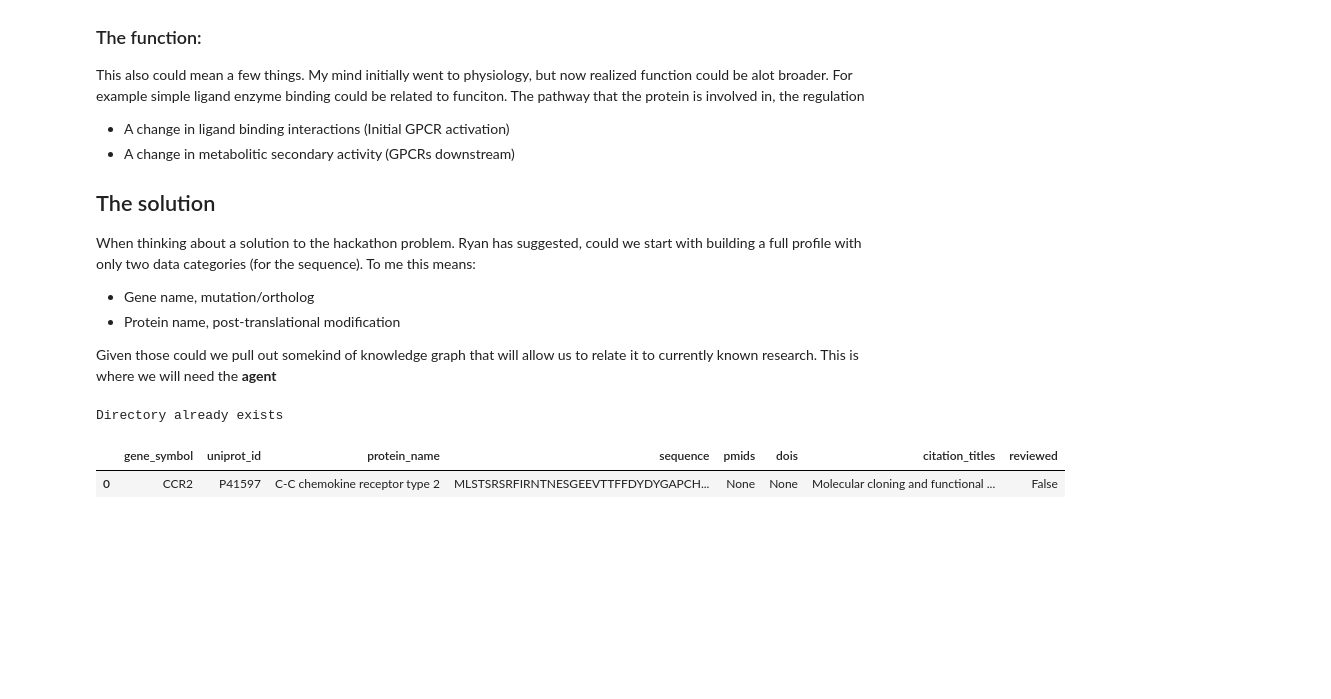
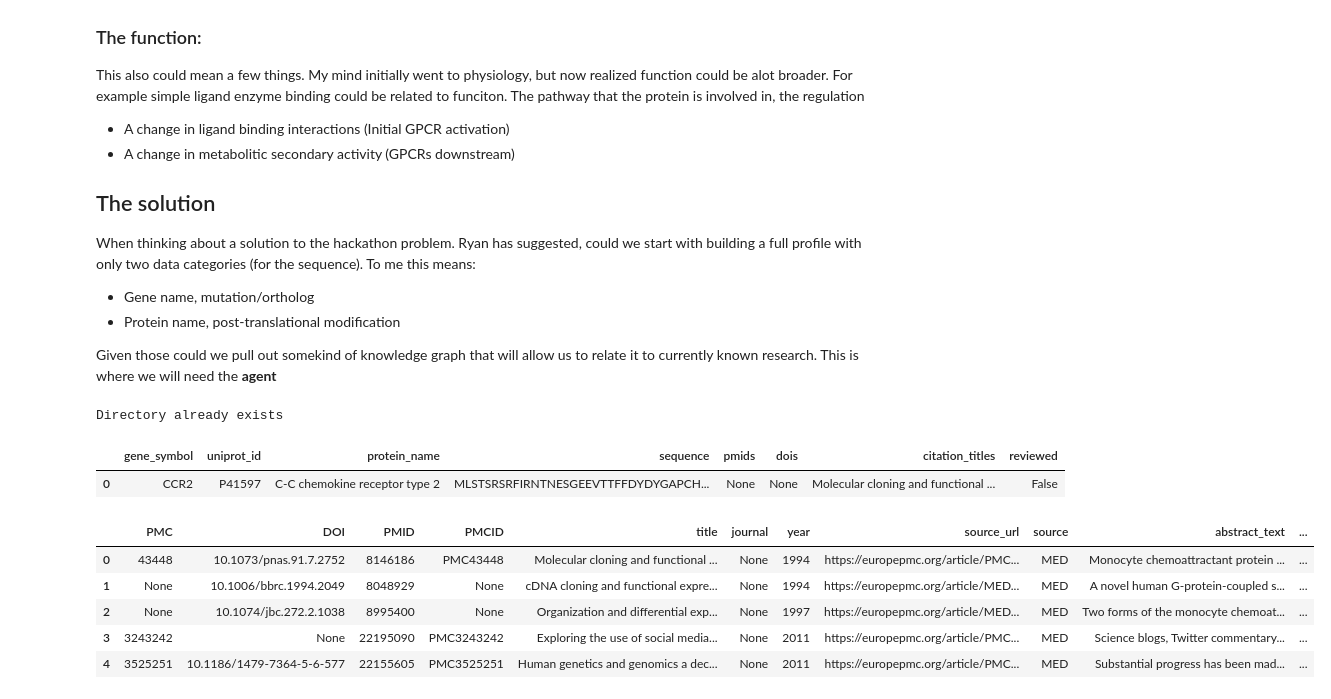
Before and after one commit to ryanjmccall/protein-seq-to-func, a Jupyter notebook: notebooks/reference_crawler.ipynb, the cells around one changed output. Drawn from its saved outputs; the diff is of its cells as text; code cells hidden in the pictures; blank space fills up the shorter version.

```diff
--- a/notebooks/reference_crawler.ipynb
+++ b/notebooks/reference_crawler.ipynb
@@ -51,3 +50,33 @@ citation_list = split_colon_list(uniprot_data.citation_titles[0])
 # %% [output]
 |  | gene_symbol | uniprot_id | protein_name | sequence | pmids | dois | citation_titles | reviewed |
 | 0 | CCR2 | P41597 | C-C chemokine receptor type 2 | MLSTSRSRFIRNTNESGEEVTTFFDYDYGAPCH... | None | None | Molecular cloning and functional ... | False |
+# %%
+uniprot_citation_records = [
+    fetch_epmc(citation)
+    for citation in citation_list
+]
+uniprot_citations_df = pd.DataFrame(uniprot_citation_records)
+
+uniprot_citations_df = score_reference_dataframe(
+    uniprot_citations_df,
+    delay=0.1,
+    include_fulltext=True,
+)
+display(uniprot_citations_df.head())
+
+saved_uniprot_citations = save_dataframe_rows_as_json(
+    uniprot_citations_df,
+    "../data/papers/uniprot_citations",
+    id_column="PMID",
+    filename_prefix="uniprot_",
+    indent=4,
+    drop_missing=True,
+)
+print(f"Saved {len(saved_uniprot_citations)} UniProt citation JSON files.")
+# %% [output]
+|  | PMC | DOI | PMID | PMCID | title | journal | year | source_url | source | abstract_text | ... |
+| 0 | 43448 | 10.1073/pnas.91.7.2752 | 8146186 | PMC43448 | Molecular cloning and functional ... | None | 1994 | https://europepmc.org/article/PMC... | MED | Monocyte chemoattractant protein ... | ... |
+| 1 | None | 10.1006/bbrc.1994.2049 | 8048929 | None | cDNA cloning and functional expre... | None | 1994 | https://europepmc.org/article/MED... | MED | A novel human G-protein-coupled s... | ... |
+| 2 | None | 10.1074/jbc.272.2.1038 | 8995400 | None | Organization and differential exp... | None | 1997 | https://europepmc.org/article/MED... | MED | Two forms of the monocyte chemoat... | ... |
+| 3 | 3243242 | None | 22195090 | PMC3243242 | Exploring the use of social media... | None | 2011 | https://europepmc.org/article/PMC... | MED | Science blogs, Twitter commentary... | ... |
+| 4 | 3525251 | 10.1186/1479-7364-5-6-577 | 22155605 | PMC3525251 | Human genetics and genomics a dec... | None | 2011 | https://europepmc.org/article/PMC... | MED | Substantial progress has been mad... | ... |
```
Also changed, not shown: parts of 6 cells of this notebook.
